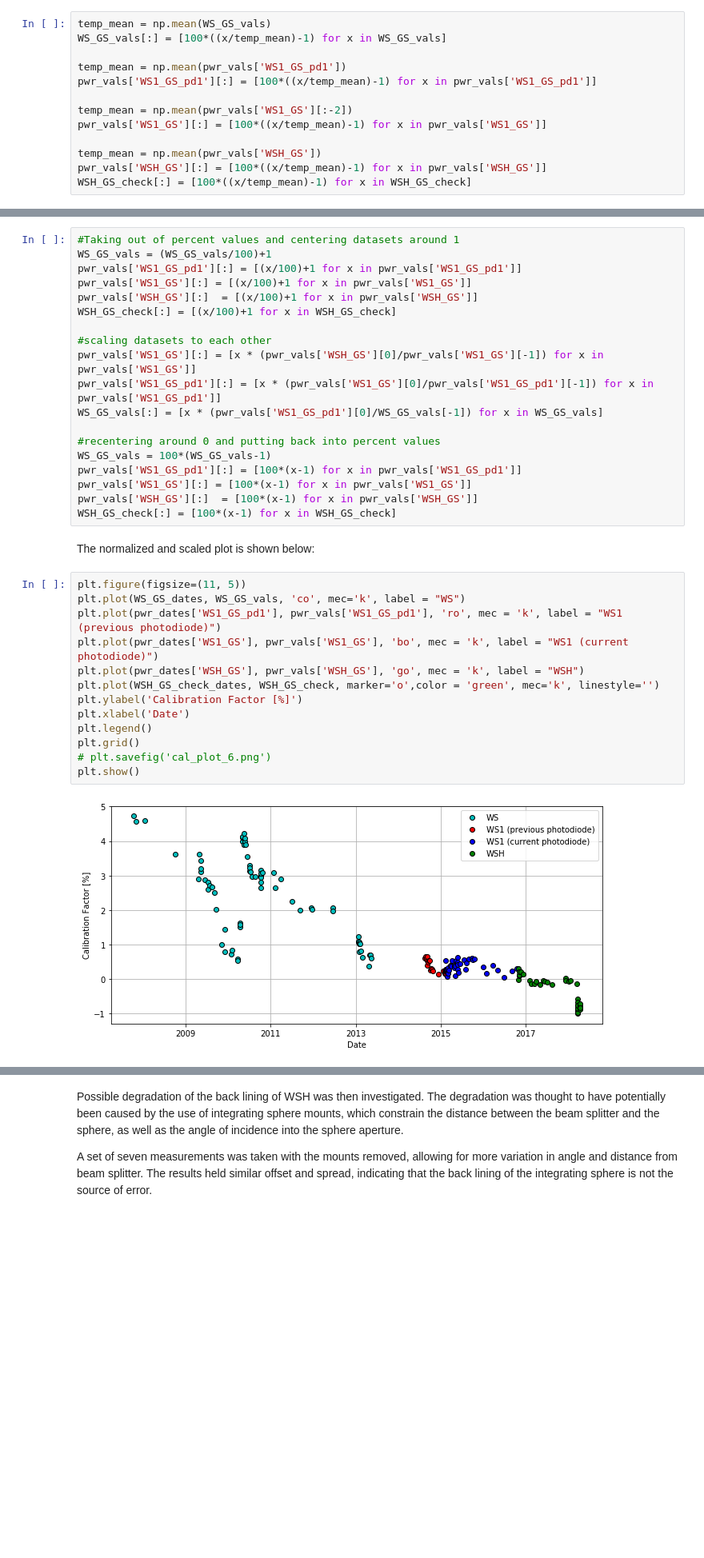
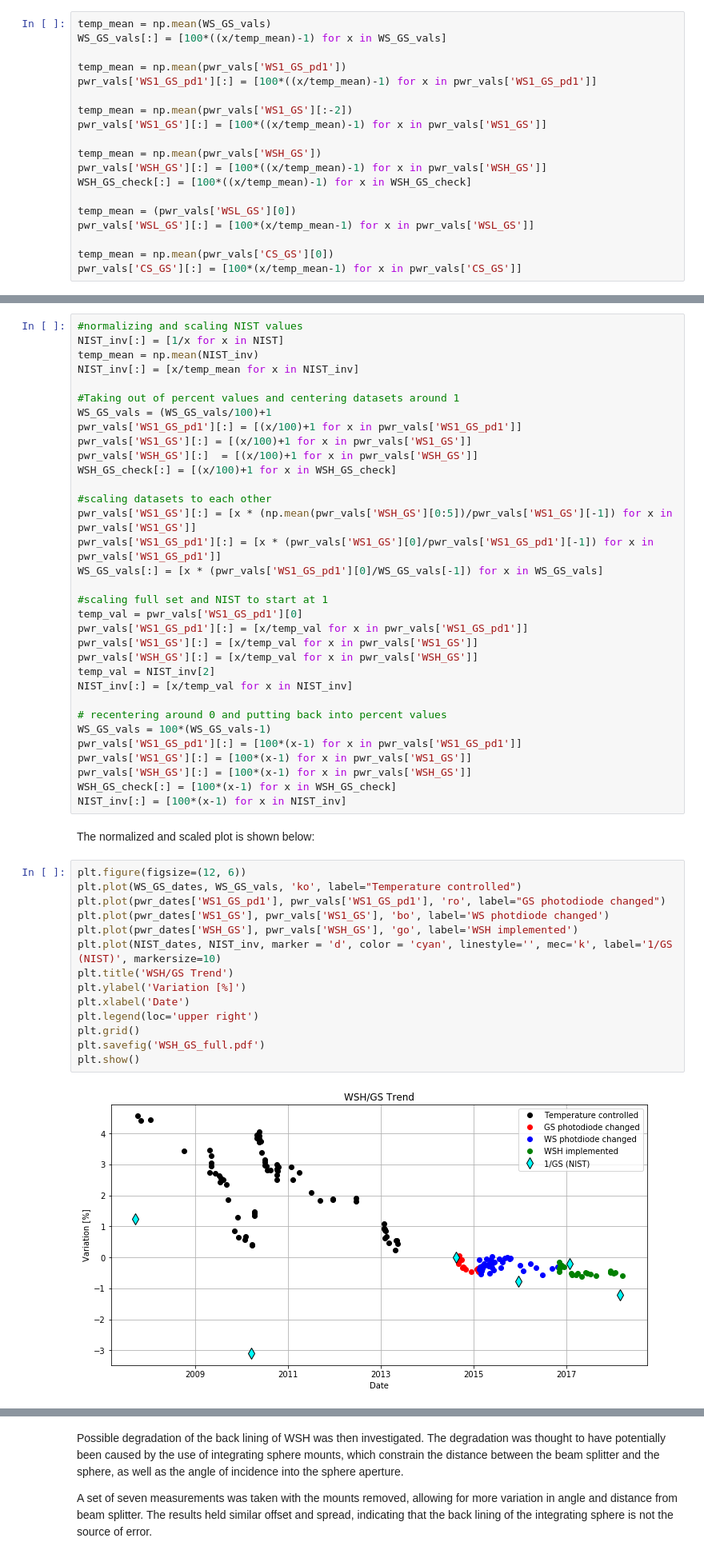
Before and after one commit to ylecoeuche/PCal-Power-Sensor-Calibration, a Jupyter notebook: pcal_calibration/PcalPowerSensors.ipynb, the cells around one changed output, grey strips where cells are left out. Shown at 80% size. Saved outputs shown, nothing was run; the diff lists cells and outputs as text; blank space fills up the shorter version.

```diff
--- a/pcal_calibration/PcalPowerSensors.ipynb
+++ b/pcal_calibration/PcalPowerSensors.ipynb
@@ -157,6 +218,12 @@ pwr_vals['WS1_GS'][:] = [100*((x/temp_mean)-1) for x in pwr_vals['WS1_GS']]
 temp_mean = np.mean(pwr_vals['WSH_GS'])
 pwr_vals['WSH_GS'][:] = [100*((x/temp_mean)-1) for x in pwr_vals['WSH_GS']]
 WSH_GS_check[:] = [100*((x/temp_mean)-1) for x in WSH_GS_check]
+
+temp_mean = (pwr_vals['WSL_GS'][0])
+pwr_vals['WSL_GS'][:] = [100*(x/temp_mean-1) for x in pwr_vals['WSL_GS']]
+
+temp_mean = np.mean(pwr_vals['CS_GS'][0])
+pwr_vals['CS_GS'][:] = [100*(x/temp_mean-1) for x in pwr_vals['CS_GS']]
 # %% [markdown]
 Starting with WS_GS measurements:
 # %%
@@ -256,6 +349,11 @@ Normalized Standard Deviation: 0.12939219852037%
 # %% [markdown]
 These measurements are scaled to each other by multiplying each set by the ratio of the first value of the reference set to the last value in the set being scaled. This done from right to left.
 # %%
+#normalizing and scaling NIST values
+NIST_inv[:] = [1/x for x in NIST]
+temp_mean = np.mean(NIST_inv)
+NIST_inv[:] = [x/temp_mean for x in NIST_inv]
+
 #Taking out of percent values and centering datasets around 1
 WS_GS_vals = (WS_GS_vals/100)+1
 pwr_vals['WS1_GS_pd1'][:] = [(x/100)+1 for x in pwr_vals['WS1_GS_pd1']]
@@ -264,30 +362,40 @@ pwr_vals['WSH_GS'][:]  = [(x/100)+1 for x in pwr_vals['WSH_GS']]
 WSH_GS_check[:] = [(x/100)+1 for x in WSH_GS_check]
 
 #scaling datasets to each other
-pwr_vals['WS1_GS'][:] = [x * (pwr_vals['WSH_GS'][0]/pwr_vals['WS1_GS'][-1]) for x in pwr_vals['WS1_GS']]
+pwr_vals['WS1_GS'][:] = [x * (np.mean(pwr_vals['WSH_GS'][0:5])/pwr_vals['WS1_GS'][-1]) for x in pwr_vals['WS1_GS']]
 pwr_vals['WS1_GS_pd1'][:] = [x * (pwr_vals['WS1_GS'][0]/pwr_vals['WS1_GS_pd1'][-1]) for x in pwr_vals['WS1_GS_pd1']]
 WS_GS_vals[:] = [x * (pwr_vals['WS1_GS_pd1'][0]/WS_GS_vals[-1]) for x in WS_GS_vals]
 
-#recentering around 0 and putting back into percent values
+#scaling full set and NIST to start at 1
+temp_val = pwr_vals['WS1_GS_pd1'][0]
+pwr_vals['WS1_GS_pd1'][:] = [x/temp_val for x in pwr_vals['WS1_GS_pd1']]
+pwr_vals['WS1_GS'][:] = [x/temp_val for x in pwr_vals['WS1_GS']]
+pwr_vals['WSH_GS'][:] = [x/temp_val for x in pwr_vals['WSH_GS']]
+temp_val = NIST_inv[2]
+NIST_inv[:] = [x/temp_val for x in NIST_inv]
+
+# recentering around 0 and putting back into percent values
 WS_GS_vals = 100*(WS_GS_vals-1)
 pwr_vals['WS1_GS_pd1'][:] = [100*(x-1) for x in pwr_vals['WS1_GS_pd1']]
 pwr_vals['WS1_GS'][:] = [100*(x-1) for x in pwr_vals['WS1_GS']]
-pwr_vals['WSH_GS'][:]  = [100*(x-1) for x in pwr_vals['WSH_GS']]
+pwr_vals['WSH_GS'][:] = [100*(x-1) for x in pwr_vals['WSH_GS']]
 WSH_GS_check[:] = [100*(x-1) for x in WSH_GS_check]
+NIST_inv[:] = [100*(x-1) for x in NIST_inv]
 # %% [markdown]
 The normalized and scaled plot is shown below:
 # %%
-plt.figure(figsize=(11, 5))
-plt.plot(WS_GS_dates, WS_GS_vals, 'co', mec='k', label = "WS")
-plt.plot(pwr_dates['WS1_GS_pd1'], pwr_vals['WS1_GS_pd1'], 'ro', mec = 'k', label = "WS1 (previous photodiode)")
-plt.plot(pwr_dates['WS1_GS'], pwr_vals['WS1_GS'], 'bo', mec = 'k', label = "WS1 (current photodiode)")
-plt.plot(pwr_dates['WSH_GS'], pwr_vals['WSH_GS'], 'go', mec = 'k', label = "WSH")
-plt.plot(WSH_GS_check_dates, WSH_GS_check, marker='o',color = 'green', mec='k', linestyle='')
-plt.ylabel('Calibration Factor [%]')
+plt.figure(figsize=(12, 6))
+plt.plot(WS_GS_dates, WS_GS_vals, 'ko', label="Temperature controlled")
+plt.plot(pwr_dates['WS1_GS_pd1'], pwr_vals['WS1_GS_pd1'], 'ro', label="GS photodiode changed")
+plt.plot(pwr_dates['WS1_GS'], pwr_vals['WS1_GS'], 'bo', label='WS photdiode changed')
+plt.plot(pwr_dates['WSH_GS'], pwr_vals['WSH_GS'], 'go', label='WSH implemented')
+plt.plot(NIST_dates, NIST_inv, marker = 'd', color = 'cyan', linestyle='', mec='k', label='1/GS (NIST)', markersize=10)
+plt.title('WSH/GS Trend')
+plt.ylabel('Variation [%]')
 plt.xlabel('Date')
-plt.legend()
+plt.legend(loc='upper right')
 plt.grid()
-# plt.savefig('cal_plot_6.png')
+plt.savefig('WSH_GS_full.pdf')
 plt.show()
 # %% [output]
-[figure, old version]
+[figure, new version]
```
Also changed, not shown: parts of 24 cells of this notebook.
